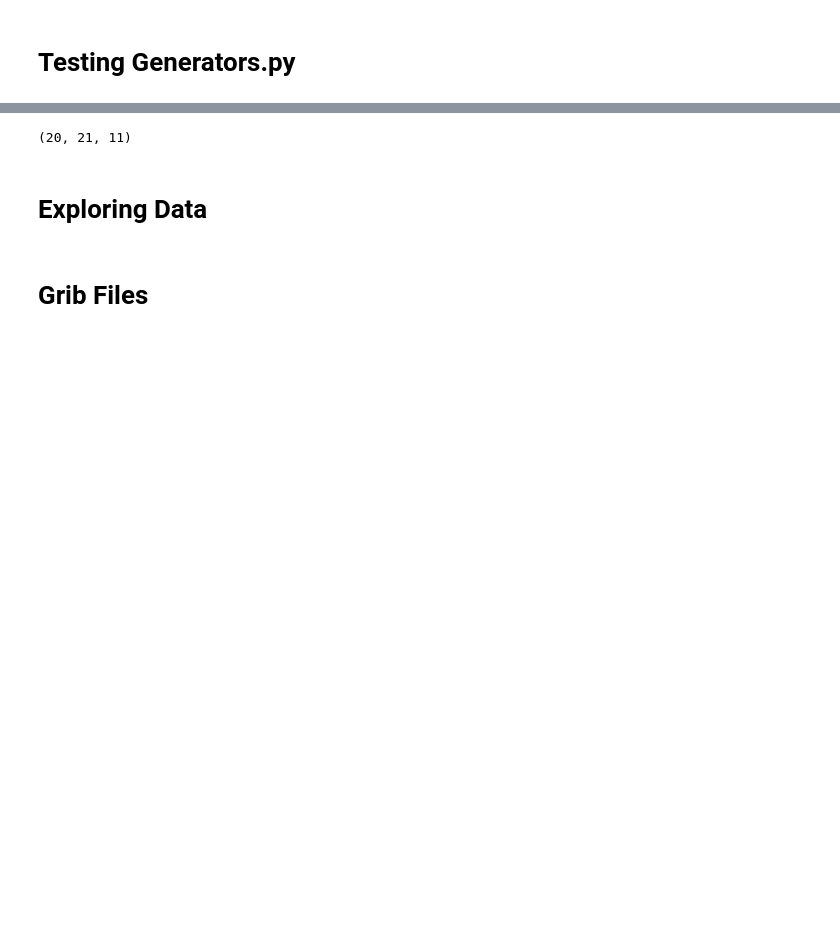
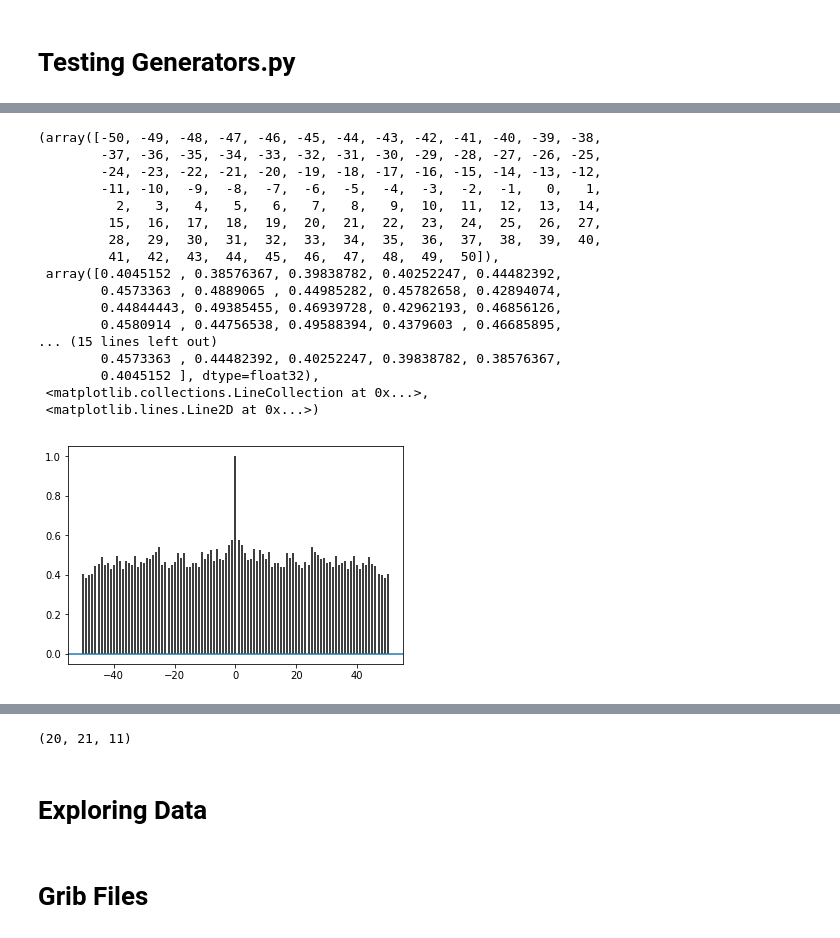
Before and after one commit to shermanlo77/cptimeseries, a Jupyter notebook: Untitled.ipynb, the cells around one changed output, grey strips where cells are left out. Cells and saved outputs as stored; diff of their text form; code cells hidden in the pictures; blank space fills up the shorter version.

```diff
--- a/Untitled.ipynb
+++ b/Untitled.ipynb
@@ -18,0 +37,22 @@ rain_gen = Generators.Generator_rain(fn=_path,all_at_once=False)
+# %%
+data_detrend = data[::10, :, :]
+plt.acorr(data_detrend[:, 80, 60 ], maxlags=50, normed=True, usevlines=True)
+# %% [output]
+(array([-50, -49, -48, -47, -46, -45, -44, -43, -42, -41, -40, -39, -38,
+        -37, -36, -35, -34, -33, -32, -31, -30, -29, -28, -27, -26, -25,
+        -24, -23, -22, -21, -20, -19, -18, -17, -16, -15, -14, -13, -12,
+        -11, -10,  -9,  -8,  -7,  -6,  -5,  -4,  -3,  -2,  -1,   0,   1,
+          2,   3,   4,   5,   6,   7,   8,   9,  10,  11,  12,  13,  14,
+         15,  16,  17,  18,  19,  20,  21,  22,  23,  24,  25,  26,  27,
+         28,  29,  30,  31,  32,  33,  34,  35,  36,  37,  38,  39,  40,
+         41,  42,  43,  44,  45,  46,  47,  48,  49,  50]),
+ array([0.4045152 , 0.38576367, 0.39838782, 0.40252247, 0.44482392,
+        0.4573363 , 0.4889065 , 0.44985282, 0.45782658, 0.42894074,
+        0.44844443, 0.49385455, 0.46939728, 0.42962193, 0.46856126,
+        0.4580914 , 0.44756538, 0.49588394, 0.4379603 , 0.46685895,
+... (15 lines left out)
+        0.4573363 , 0.44482392, 0.40252247, 0.39838782, 0.38576367,
+        0.4045152 ], dtype=float32),
+ <matplotlib.collections.LineCollection at 0x...>,
+ <matplotlib.lines.Line2D at 0x...>)
+[figure, added]
```
Also changed, not shown: parts of 14 cells of this notebook, 2 other files.
